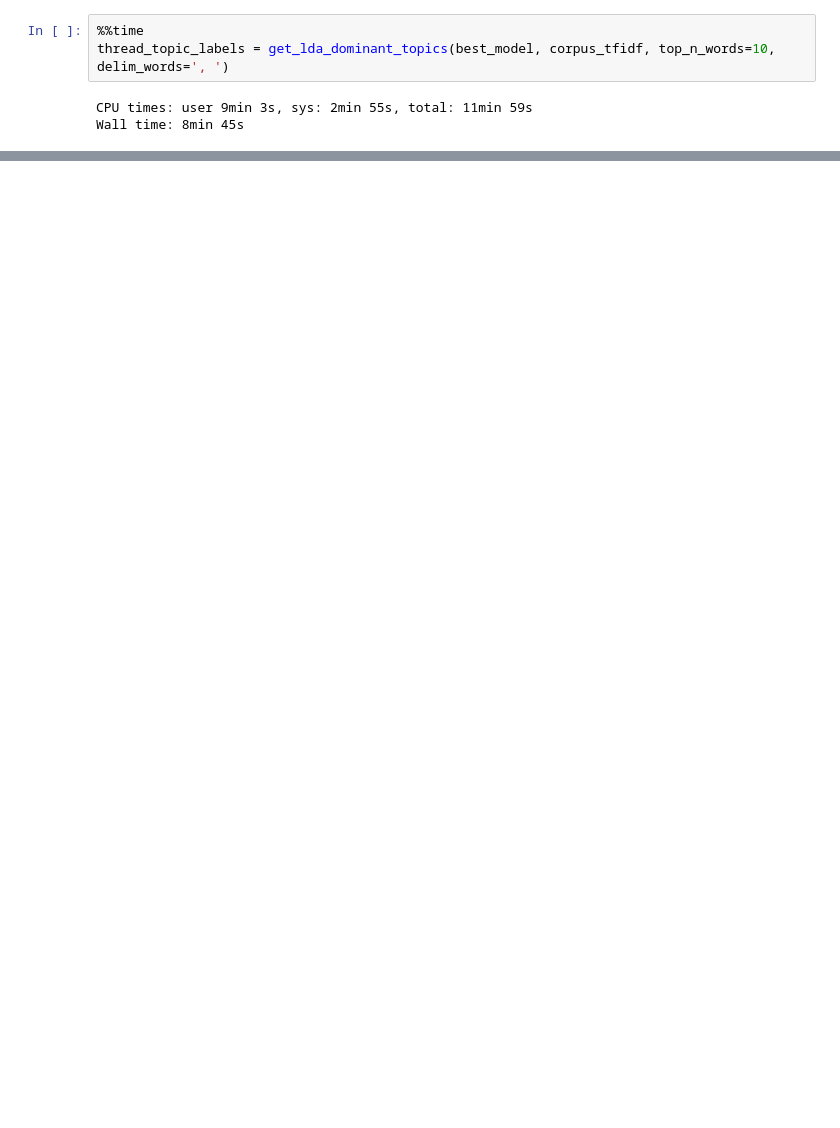
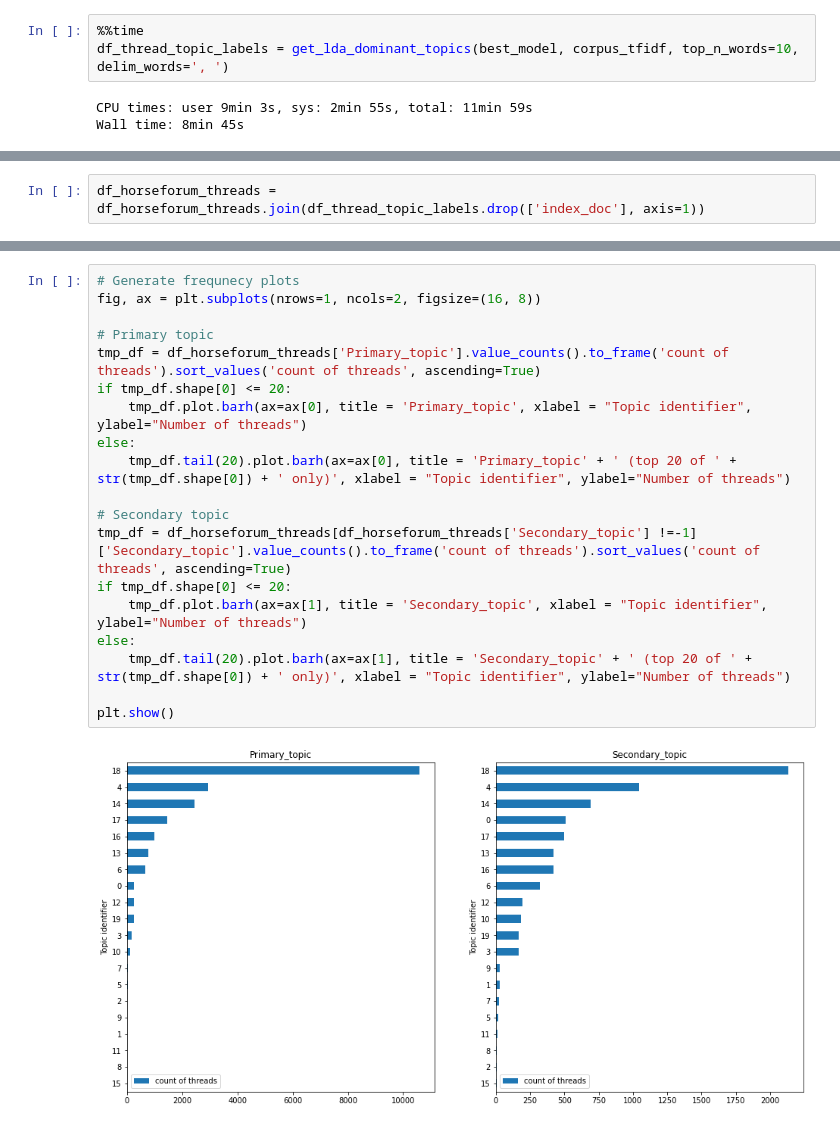
Before and after one commit to LachlanSharp/Lorem-ipsum, a Jupyter notebook: A3_Lachlan_Sharp_NLP.ipynb, the cells around one changed output, grey strips where cells are left out. Drawn from its saved outputs; the diff is of its cells as text; blank space fills up the shorter version.

```diff
--- a/A3_Lachlan_Sharp_NLP.ipynb
+++ b/A3_Lachlan_Sharp_NLP.ipynb
@@ -1008,6 +1066,6 @@ def get_lda_dominant_topics(lda_model, corpus, top_n_words=10, delim_words=','):
 # %%
 %%time
-thread_topic_labels = get_lda_dominant_topics(best_model, corpus_tfidf, top_n_words=10, delim_words=', ')
+df_thread_topic_labels = get_lda_dominant_topics(best_model, corpus_tfidf, top_n_words=10, delim_words=', ')
 # %% [output]
 CPU times: user 9min 3s, sys: 2min 55s, total: 11min 59s
 Wall time: 8min 45s
@@ -1029,0 +1090,2 @@ thread_topic_labels
+# %%
+df_horseforum_threads = df_horseforum_threads.join(df_thread_topic_labels.drop(['index_doc'], axis=1))
@@ -1029,0 +1108,21 @@ thread_topic_labels
+# %%
+# Generate frequnecy plots
+fig, ax = plt.subplots(nrows=1, ncols=2, figsize=(16, 8))
+
+# Primary topic
+tmp_df = df_horseforum_threads['Primary_topic'].value_counts().to_frame('count of threads').sort_values('count of threads', ascending=True)
+if tmp_df.shape[0] <= 20:
+    tmp_df.plot.barh(ax=ax[0], title = 'Primary_topic', xlabel = "Topic identifier", ylabel="Number of threads")
+else:
+    tmp_df.tail(20).plot.barh(ax=ax[0], title = 'Primary_topic' + ' (top 20 of ' + str(tmp_df.shape[0]) + ' only)', xlabel = "Topic identifier", ylabel="Number of threads")
+
+# Secondary topic
+tmp_df = df_horseforum_threads[df_horseforum_threads['Secondary_topic'] !=-1]['Secondary_topic'].value_counts().to_frame('count of threads').sort_values('count of threads', ascending=True)
+if tmp_df.shape[0] <= 20:
+    tmp_df.plot.barh(ax=ax[1], title = 'Secondary_topic', xlabel = "Topic identifier", ylabel="Number of threads")
+else:
+    tmp_df.tail(20).plot.barh(ax=ax[1], title = 'Secondary_topic' + ' (top 20 of ' + str(tmp_df.shape[0]) + ' only)', xlabel = "Topic identifier", ylabel="Number of threads")
+
+plt.show()
+# %% [output]
+[figure, added]
```
Also changed, not shown: parts of 32 cells of this notebook.
